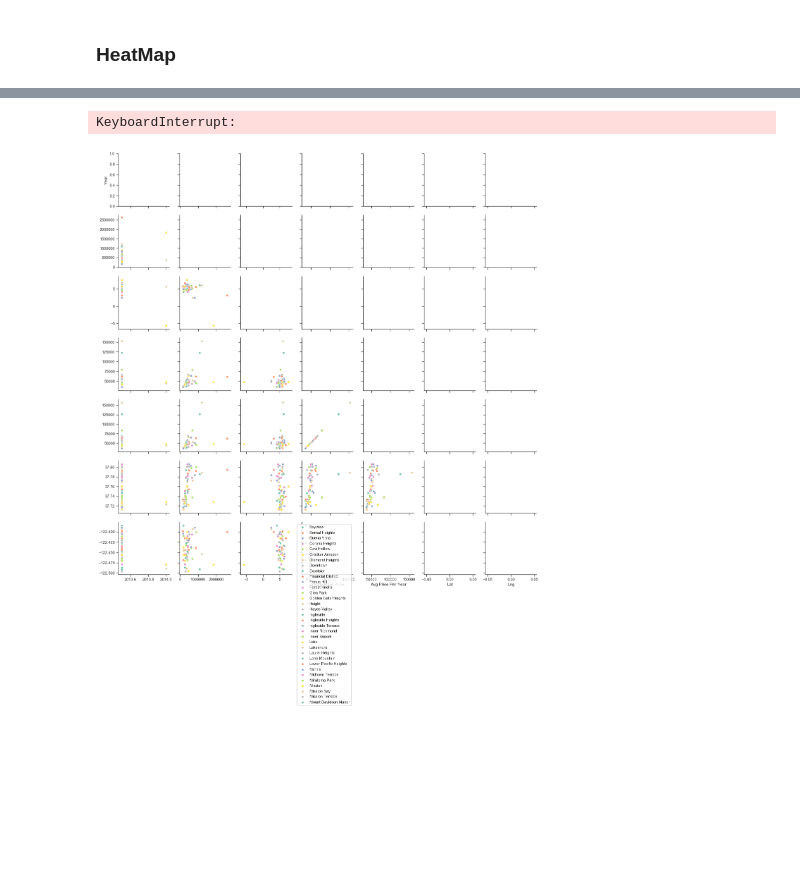
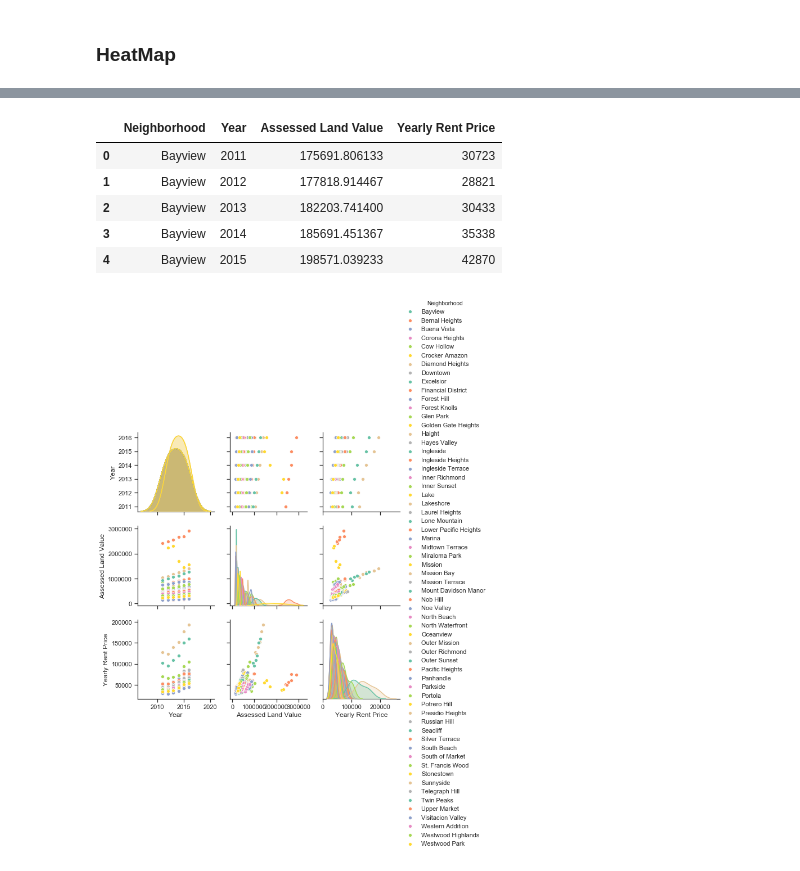
Before and after one commit to rochiecuevas/shared_accommodations, a Jupyter notebook: Data visualisation.ipynb, the cells around one changed output, grey strips where cells are left out. Saved outputs shown, nothing was run; the diff lists cells and outputs as text; code cells hidden in the pictures; blank space fills up the shorter version.

Commit message:
graphs

```diff
--- a/Data visualisation.ipynb
+++ b/Data visualisation.ipynb
@@ -113,5 +111,17 @@ new = hp_and_rent_df[""]
+# %%
+new = pd.DataFrame({"Neighborhood": yearly_price_change["Neighborhood"],
+                    "Year": yearly_price_change["Year"],
+                    "Assessed Land Value" : yearly_price_change["Assessed Land Value"],
+                    "Yearly Rent Price": yearly_price_change["Yearly Rent Price"]})
+new.head()
+# %% [output]
+|  | Neighborhood | Year | Assessed Land Value | Yearly Rent Price |
+| 0 | Bayview | 2011 | 175691.806133 | 30723 |
+| 1 | Bayview | 2012 | 177818.914467 | 28821 |
+| 2 | Bayview | 2013 | 182203.741400 | 30433 |
+| 3 | Bayview | 2014 | 185691.451367 | 35338 |
+| 4 | Bayview | 2015 | 198571.039233 | 42870 |
 # %%
-g = sns.pairplot(hp_and_rent_df, hue="Neighborhood", palette="Set2", diag_kind="kde", height=2.5)
+g = sns.pairplot(new, hue="Neighborhood", palette="Set2", diag_kind="kde", height=2.5)
 # %% [output]
-KeyboardInterrupt:
-[figure, old version]
+[figure, new version]
```
Also changed, not shown: parts of 6 cells of this notebook.
